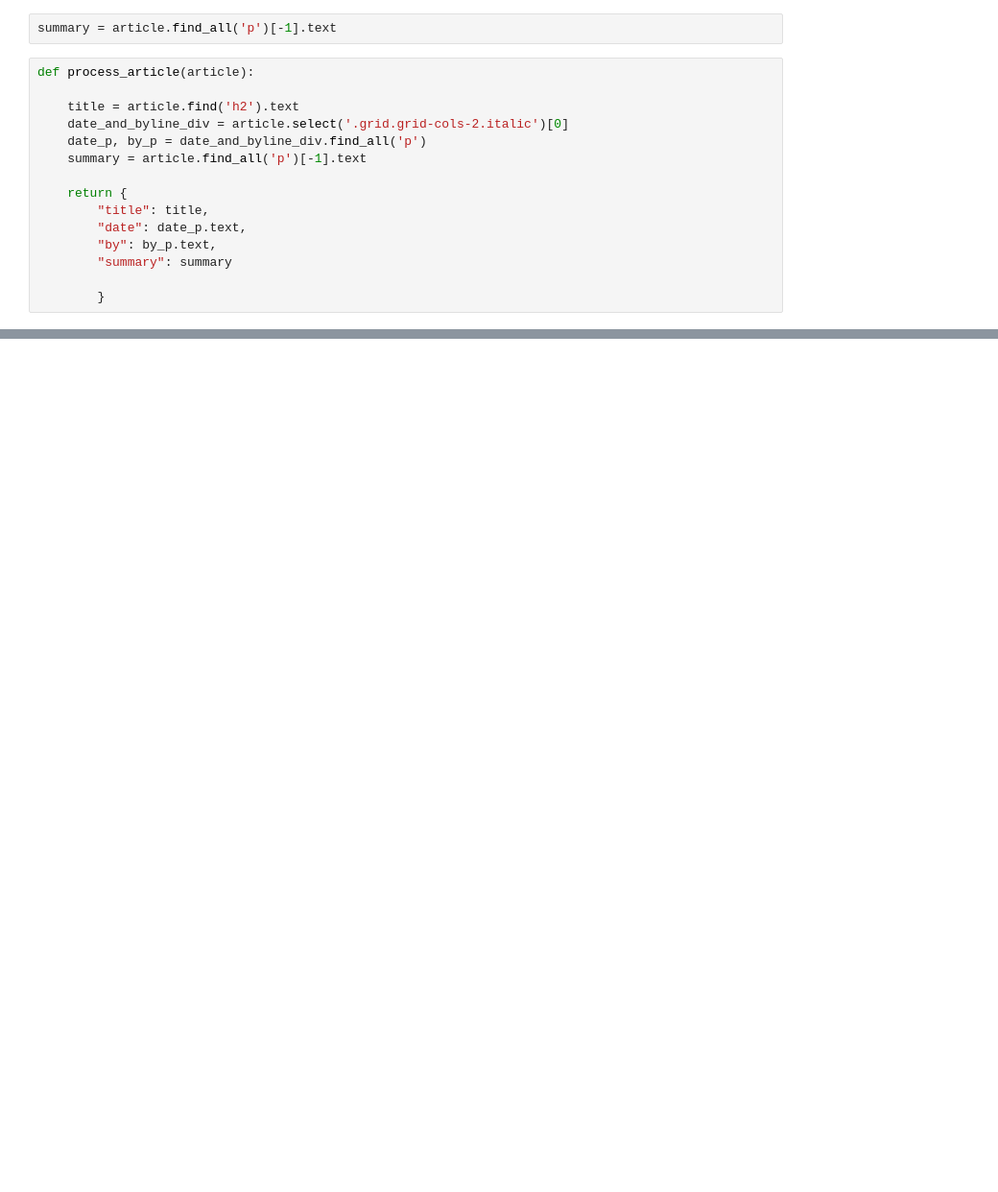
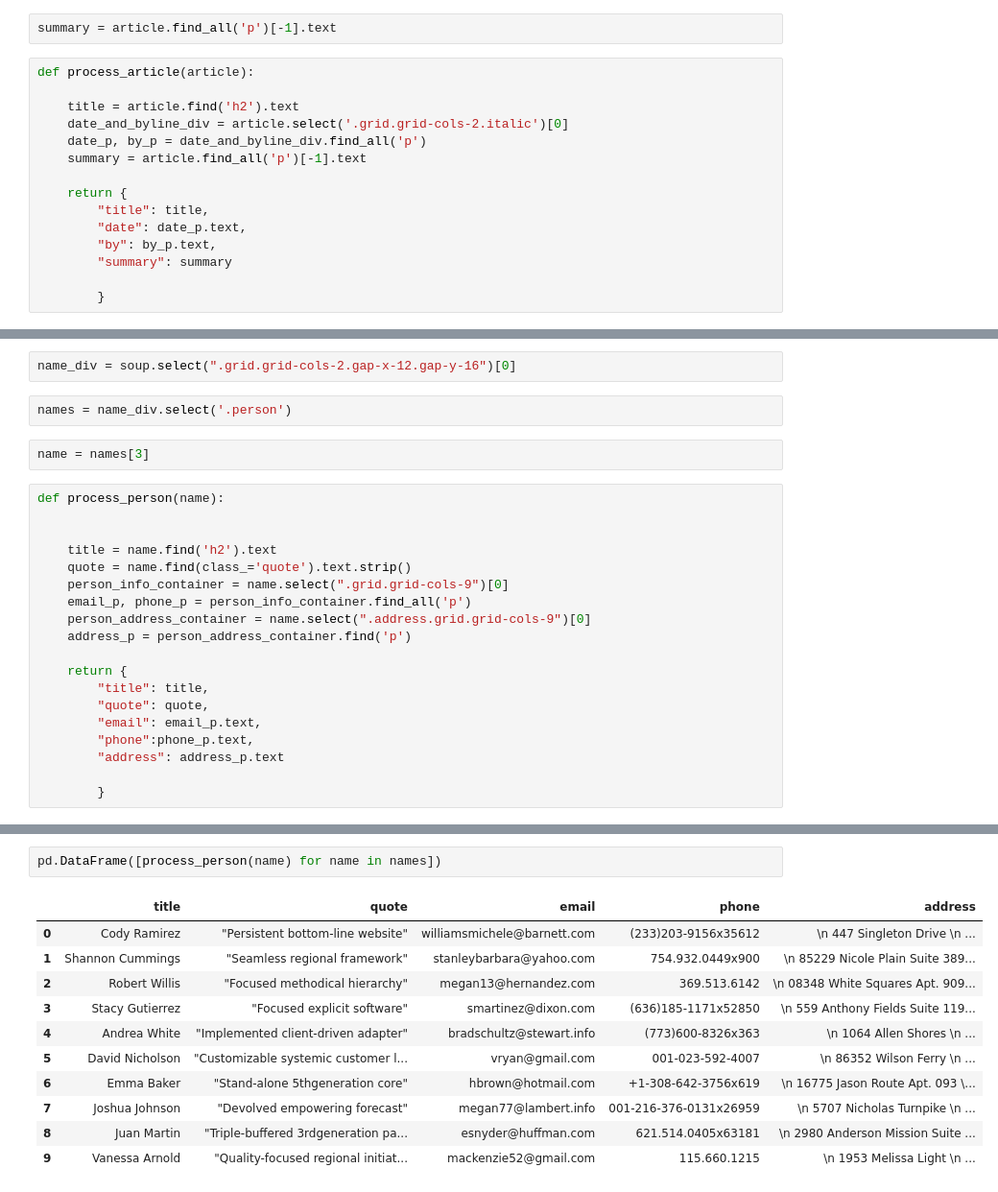
Before and after one commit to DBerchelmann/natural-language-processing-exercises, a Jupyter notebook: beautiful_soup_practice.ipynb, the cells around one changed output, grey strips where cells are left out. Shown: that part at 96% size. Saved outputs shown, nothing was run; the diff lists cells and outputs as text; blank space fills up the shorter version.

```diff
--- a/beautiful_soup_practice.ipynb
+++ b/beautiful_soup_practice.ipynb
@@ -100,0 +186,25 @@ pd.DataFrame([process_article(article) for article in articles])
+# %%
+name_div = soup.select(".grid.grid-cols-2.gap-x-12.gap-y-16")[0]
+# %%
+names = name_div.select('.person')
+# %%
+name = names[3]
+# %%
+def process_person(name):
+
+
+    title = name.find('h2').text
+    quote = name.find(class_='quote').text.strip()
+    person_info_container = name.select(".grid.grid-cols-9")[0]
+    email_p, phone_p = person_info_container.find_all('p')
+    person_address_container = name.select(".address.grid.grid-cols-9")[0]
+    address_p = person_address_container.find('p')
+
+    return {
+        "title": title,
+        "quote": quote,
+        "email": email_p.text,
+        "phone":phone_p.text,
+        "address": address_p.text
+
+        }
@@ -100,0 +219,14 @@ pd.DataFrame([process_article(article) for article in articles])
+# %%
+pd.DataFrame([process_person(name) for name in names])
+# %% [output]
+|  | title | quote | email | phone | address |
+| 0 | Cody Ramirez | "Persistent bottom-line website" | williamsmichele@barnett.com | (233)203-9156x35612 | \n 447 Singleton Drive \n ... |
+| 1 | Shannon Cummings | "Seamless regional framework" | stanleybarbara@yahoo.com | 754.932.0449x900 | \n 85229 Nicole Plain Suite 389... |
+| 2 | Robert Willis | "Focused methodical hierarchy" | megan13@hernandez.com | 369.513.6142 | \n 08348 White Squares Apt. 909... |
+| 3 | Stacy Gutierrez | "Focused explicit software" | smartinez@dixon.com | (636)185-1171x52850 | \n 559 Anthony Fields Suite 119... |
+| 4 | Andrea White | "Implemented client-driven adapter" | bradschultz@stewart.info | (773)600-8326x363 | \n 1064 Allen Shores \n ... |
+| 5 | David Nicholson | "Customizable systemic customer l... | vryan@gmail.com | 001-023-592-4007 | \n 86352 Wilson Ferry \n ... |
+| 6 | Emma Baker | "Stand-alone 5thgeneration core" | hbrown@hotmail.com | +1-308-642-3756x619 | \n 16775 Jason Route Apt. 093 \... |
+| 7 | Joshua Johnson | "Devolved empowering forecast" | megan77@lambert.info | 001-216-376-0131x26959 | \n 5707 Nicholas Turnpike \n ... |
+| 8 | Juan Martin | "Triple-buffered 3rdgeneration pa... | esnyder@huffman.com | 621.514.0405x63181 | \n 2980 Anderson Mission Suite ... |
+| 9 | Vanessa Arnold | "Quality-focused regional initiat... | mackenzie52@gmail.com | 115.660.1215 | \n 1953 Melissa Light \n ... |
```
Also changed, not shown: parts of 28 cells of this notebook.
